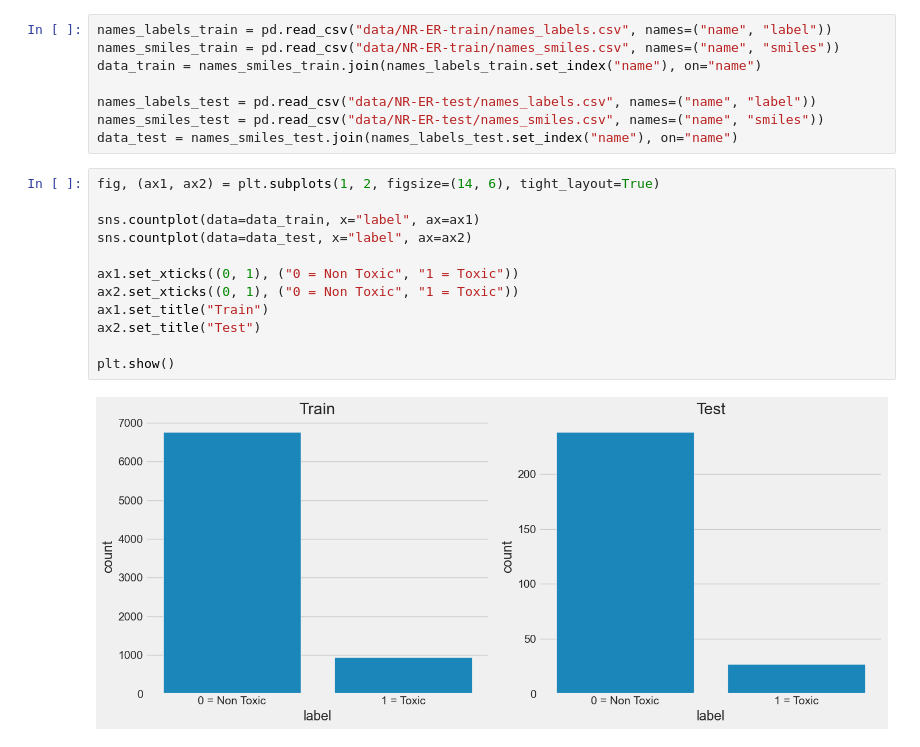
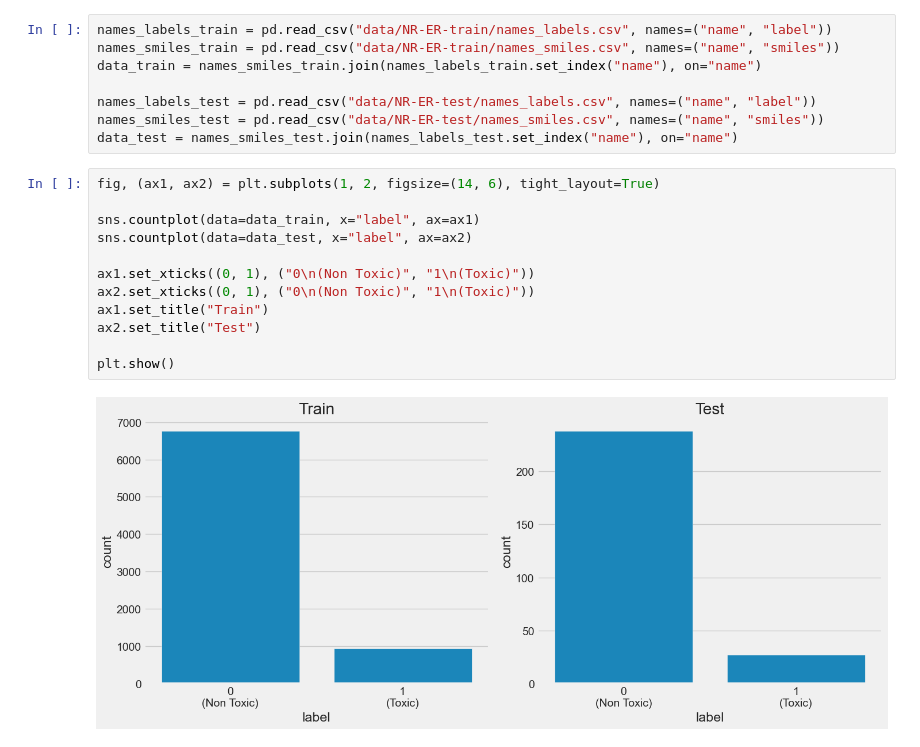
Before and after one commit to iltramont/Toxicity_SMILES, a Jupyter notebook: data_preparation.ipynb, the cells around one changed output. Drawn from its saved outputs; the diff is of its cells as text.

```diff
--- a/data_preparation.ipynb
+++ b/data_preparation.ipynb
@@ -15,14 +15,14 @@ data_test = names_smiles_test.join(names_labels_test.set_index("name"), on="name
 # %%
 fig, (ax1, ax2) = plt.subplots(1, 2, figsize=(14, 6), tight_layout=True)
 
 sns.countplot(data=data_train, x="label", ax=ax1)
 sns.countplot(data=data_test, x="label", ax=ax2)
 
-ax1.set_xticks((0, 1), ("0 = Non Toxic", "1 = Toxic"))
-ax2.set_xticks((0, 1), ("0 = Non Toxic", "1 = Toxic"))
+ax1.set_xticks((0, 1), ("0\n(Non Toxic)", "1\n(Toxic)"))
+ax2.set_xticks((0, 1), ("0\n(Non Toxic)", "1\n(Toxic)"))
 ax1.set_title("Train")
 ax2.set_title("Test")
 
 plt.show()
 # %% [output]
-[figure, old version]
+[figure, new version]
```
